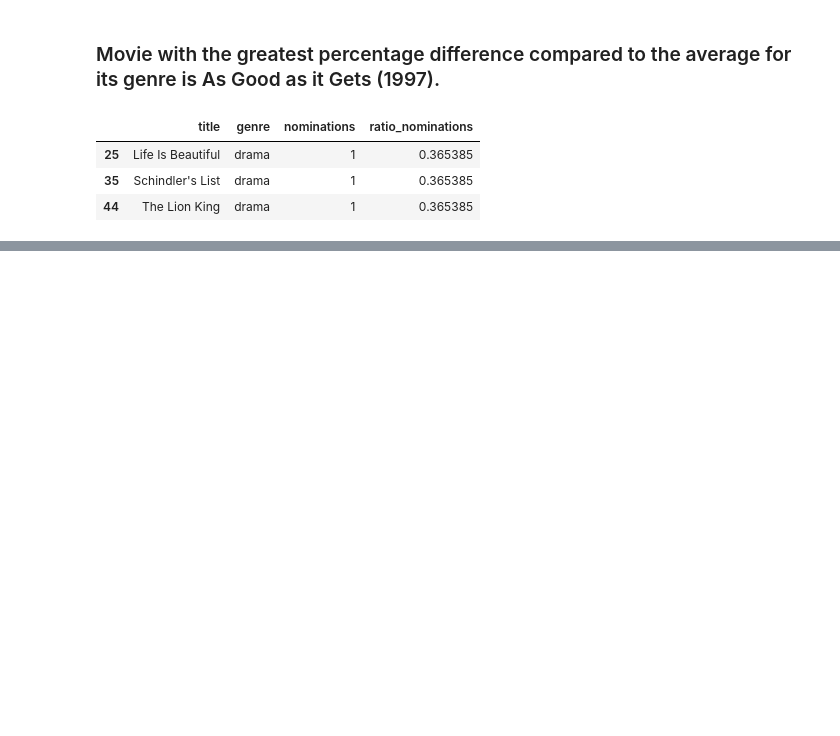
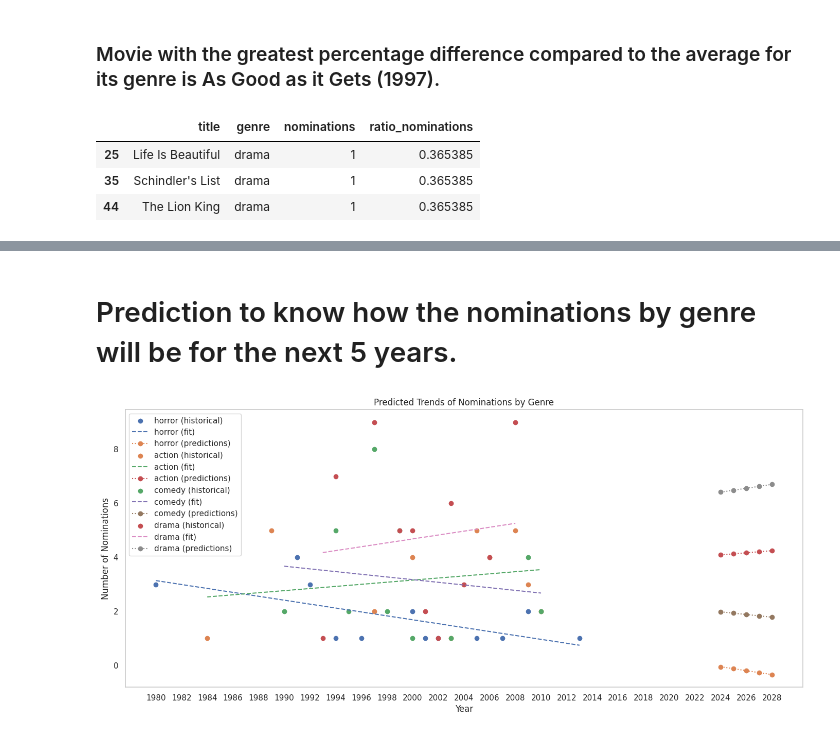
Before and after one commit to GabrielFersPin/FilmAfinnity-Project, a Jupyter notebook: src/data_processing/evaluation.ipynb, the cells around one changed output, grey strips where cells are left out. Saved outputs shown, nothing was run; the diff lists cells and outputs as text; code cells hidden in the pictures; blank space fills up the shorter version.

```diff
--- a/src/data_processing/evaluation.ipynb
+++ b/src/data_processing/evaluation.ipynb
@@ -102,0 +182,49 @@ movies_oscars.nsmallest(3, columns="ratio_nominations")
+# %% [markdown]
+# Prediction to know how the nominations by genre will be for the next 5 years.
+# %%
+import pandas as pd
+import statsmodels.api as sm
+import matplotlib.pyplot as plt
+
+# Load your nominations_by_genre DataFrame
+# nominations_by_genre = pd.read_csv('path_to_your_csv')  # Uncomment and set the correct path if needed
+
+# Define the future years you want to predict
+future_years = pd.DataFrame({'year': range(2024, 2029)})  # Predicting for the next 5 years
+
+# Creating a plot for visualizing predictions
+plt.figure(figsize=(17, 7))
+
+for genre in nominations_by_genre['genre'].unique():
+    genre_data = nominations_by_genre[nominations_by_genre['genre'] == genre]
+
+    # Fit the linear regression model
+    X = genre_data['year']
+    y = genre_data['nominations']
+    X = sm.add_constant(X)  # Add a constant term for the intercept
+
+    model = sm.OLS(y, X).fit()
+
+    # Plot original nominations data
+    plt.scatter(genre_data['year'], genre_data['nominations'], label=f'{genre} (historical)')
+
+    # Plot the regression line
+    plt.plot(genre_data['year'], model.predict(X), linestyle='--', label=f'{genre} (fit)')
+
+    # Predict for future years
+    future_X = sm.add_constant(future_years)
+    future_predictions = model.predict(future_X)
+
+    # Plot future predictions
+    plt.plot(future_years['year'], future_predictions, marker='o', linestyle=':', label=f'{genre} (predictions)')
+
+# Customize the plot
+plt.title('Predicted Trends of Nominations by Genre')
+plt.xlabel('Year')
+plt.ylabel('Number of Nominations')
+plt.xticks(range(1980, 2030, 2))  # Set x-ticks from 1980 to 2030
+plt.legend()
+plt.grid()
+plt.show()
+# %% [output]
+[figure, added]
```
Also changed, not shown: parts of 9 cells of this notebook, 4 other files.
